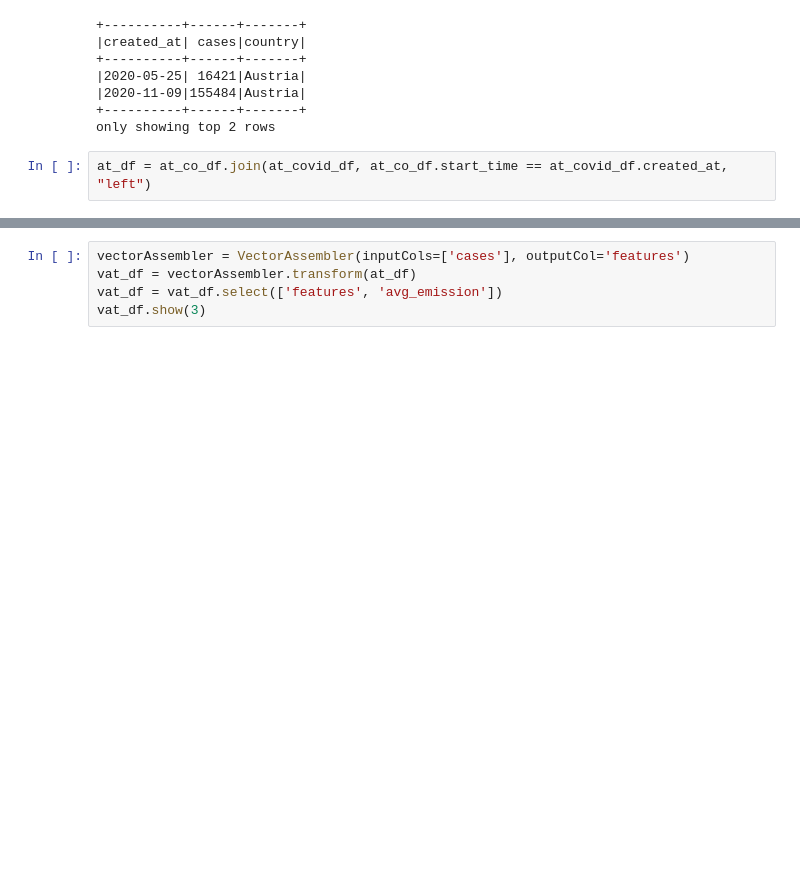
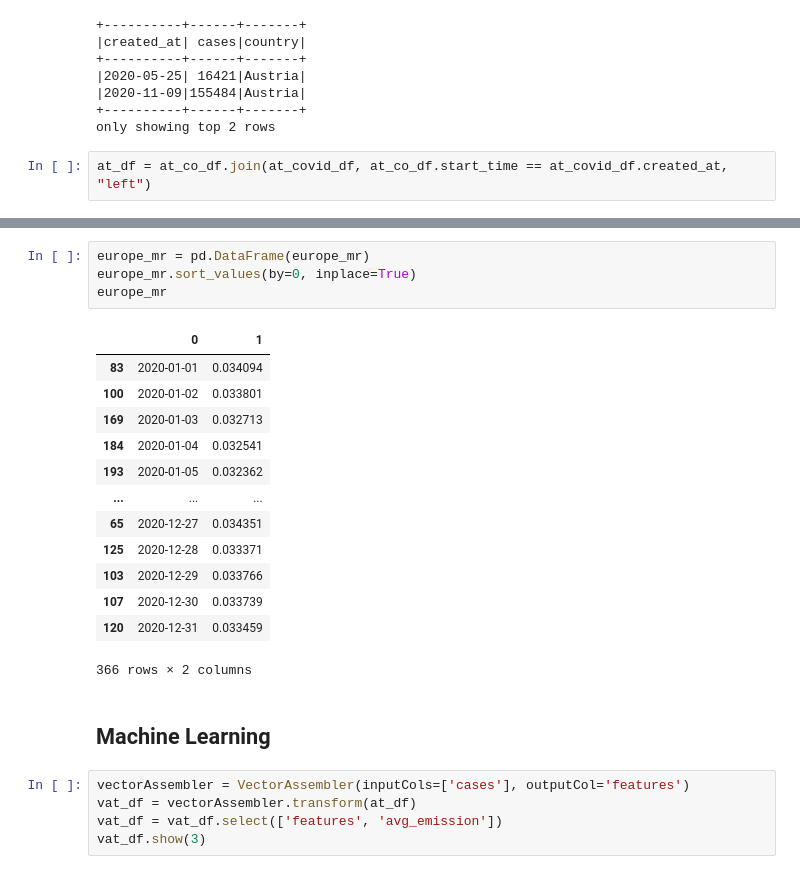
Before and after one commit to SunnyTrashpanda/BIGDA-Covid19-CO2, a Jupyter notebook: main.ipynb, the cells around one changed output, grey strips where cells are left out. Cells and saved outputs as stored; diff of their text form; blank space fills up the shorter version.

```diff
--- a/main.ipynb
+++ b/main.ipynb
@@ -536,3 +533,23 @@ only showing top 20 rows
+# %%
+europe_mr = pd.DataFrame(europe_mr)
+europe_mr.sort_values(by=0, inplace=True)
+europe_mr
+# %% [output]
+|  | 0 | 1 |
+| 83 | 2020-01-01 | 0.034094 |
+| 100 | 2020-01-02 | 0.033801 |
+| 169 | 2020-01-03 | 0.032713 |
+| 184 | 2020-01-04 | 0.032541 |
+| 193 | 2020-01-05 | 0.032362 |
+| ... | ... | ... |
+| 65 | 2020-12-27 | 0.034351 |
+| 125 | 2020-12-28 | 0.033371 |
+| 103 | 2020-12-29 | 0.033766 |
+| 107 | 2020-12-30 | 0.033739 |
+| 120 | 2020-12-31 | 0.033459 |
+366 rows × 2 columns
+# %% [markdown]
+## Machine Learning
 # %%
 vectorAssembler = VectorAssembler(inputCols=['cases'], outputCol='features')
 vat_df = vectorAssembler.transform(at_df)
```
Also changed, not shown: parts of 9 cells of this notebook.
